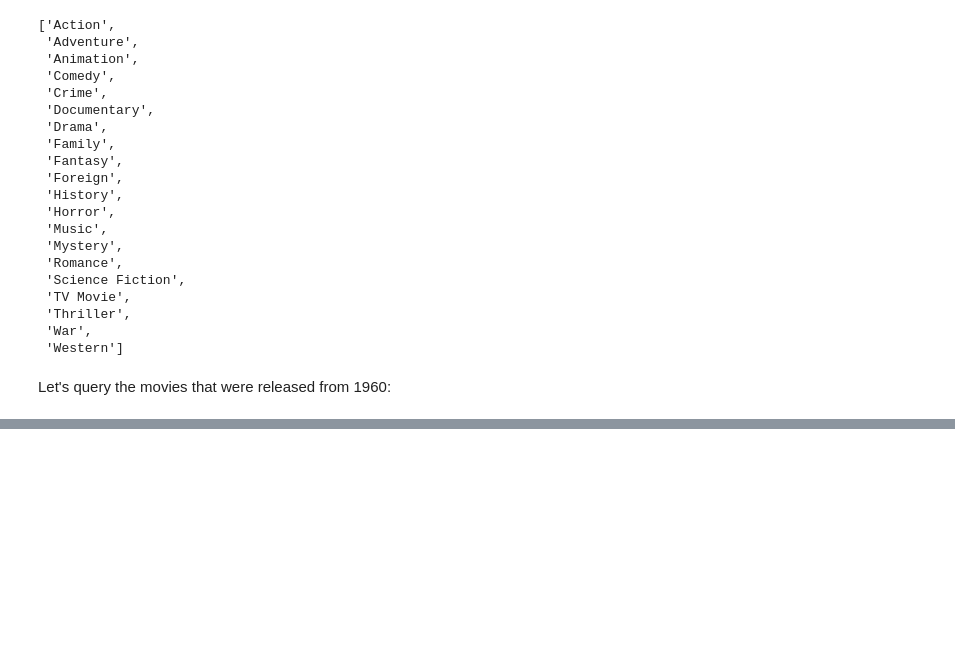
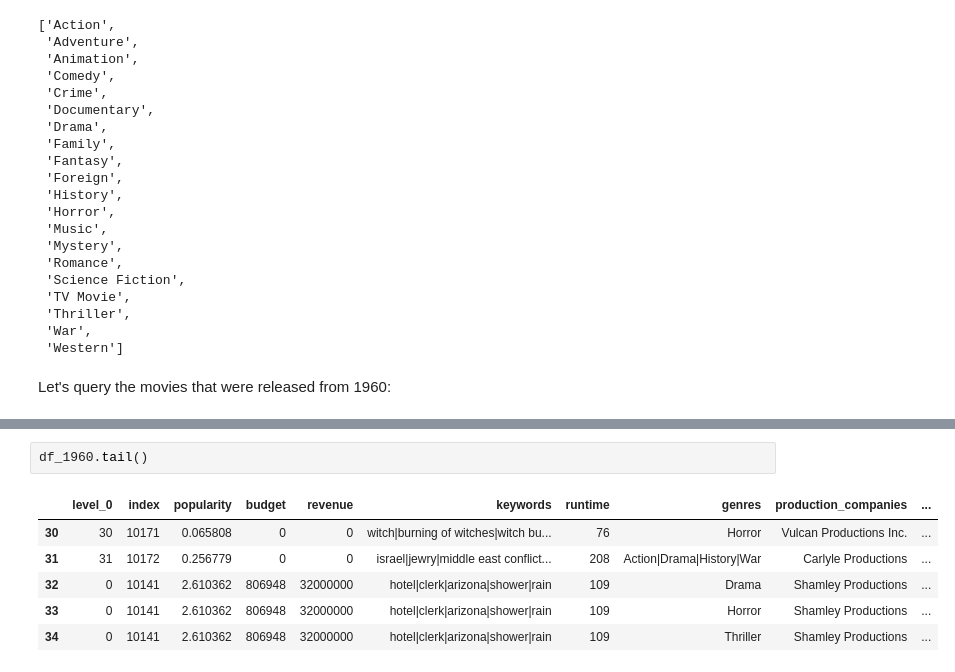
Before and after one commit to PSAB/Analyzing-movie-data, a Jupyter notebook: TMDB 5000 Movie Dataset Analysis.ipynb, the cells around one changed output, grey strips where cells are left out. Cells and saved outputs as stored; diff of their text form; blank space fills up the shorter version.

```diff
--- a/TMDB 5000 Movie Dataset Analysis.ipynb
+++ b/TMDB 5000 Movie Dataset Analysis.ipynb
@@ -162,0 +281,9 @@ movie_df.query('release_year == 1960')
+# %%
+df_1960.tail()
+# %% [output]
+|  | level_0 | index | popularity | budget | revenue | keywords | runtime | genres | production_companies | ... |
+| 30 | 30 | 10171 | 0.065808 | 0 | 0 | witch|burning of witches|witch bu... | 76 | Horror | Vulcan Productions Inc. | ... |
+| 31 | 31 | 10172 | 0.256779 | 0 | 0 | israel|jewry|middle east conflict... | 208 | Action|Drama|History|War | Carlyle Productions | ... |
+| 32 | 0 | 10141 | 2.610362 | 806948 | 32000000 | hotel|clerk|arizona|shower|rain | 109 | Drama | Shamley Productions | ... |
+| 33 | 0 | 10141 | 2.610362 | 806948 | 32000000 | hotel|clerk|arizona|shower|rain | 109 | Horror | Shamley Productions | ... |
+| 34 | 0 | 10141 | 2.610362 | 806948 | 32000000 | hotel|clerk|arizona|shower|rain | 109 | Thriller | Shamley Productions | ... |
```
Also changed, not shown: parts of 21 cells of this notebook.
